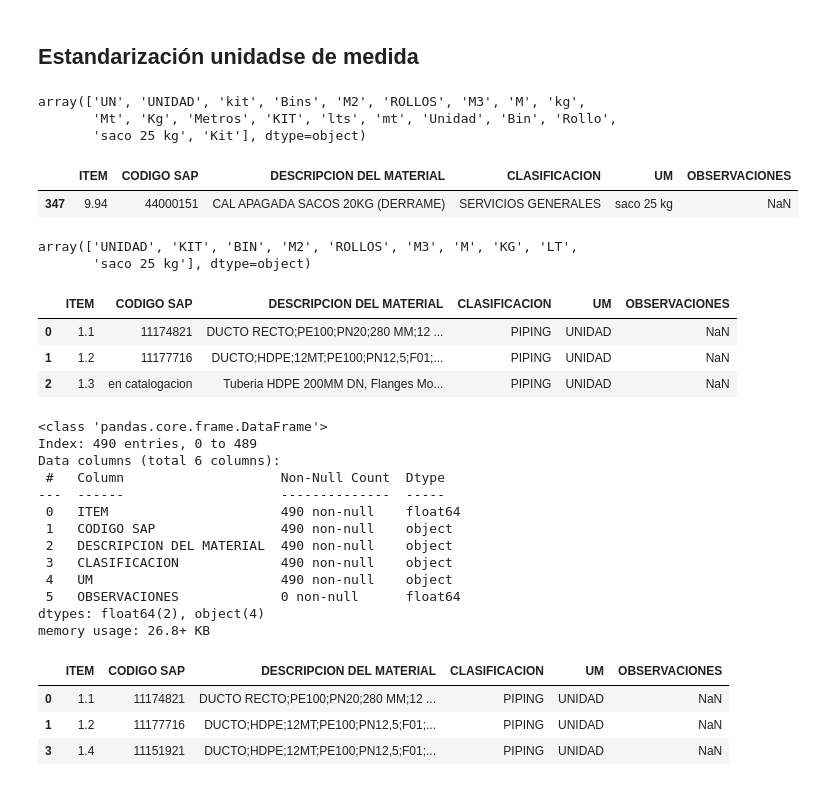
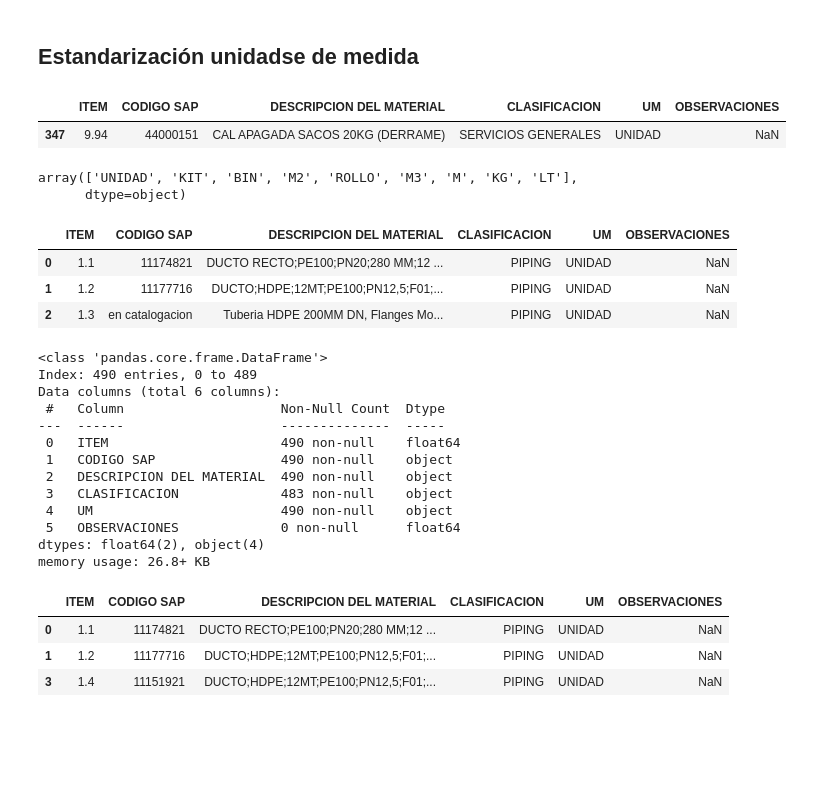
Before and after one commit to farodd/proyecto-inventario, a Jupyter notebook: notebooks/etl_insumos.ipynb, the cells around one changed output. Drawn from its saved outputs; the diff is of its cells as text; code cells hidden in the pictures; blank space fills up the shorter version.

Commit message:
add a new unit to metadata and checked in etl_insumos

```diff
--- a/notebooks/etl_insumos.ipynb
+++ b/notebooks/etl_insumos.ipynb
@@ -98,6 +83,3 @@ array(['PIPING ', 'PIEZAS ESPECIALES', 'VALVULAS', 'HUMECTACIÓN ',
        'SERVICIOS GENERALES', 'ILUMINACION EMPALIZADA', 'TALLER BERLIAM',
        nan, 'RIEGO MURO TRANQUE', 'INSTRUMENTACIÓN GEOTECNICA'],
       dtype=object)
-# %%
-insumos['CLASIFICACION'] = insumos['CLASIFICACION'].str.strip()
-insumos['CLASIFICACION'].unique()
@@ -110,4 +85,0 @@ array(['PIPING', 'PIEZAS ESPECIALES', 'VALVULAS', 'HUMECTACIÓN',
-# %%
-insumos.loc[insumos['CLASIFICACION'] == 'IMPERMEABILIAZACIÓN', 'CLASIFICACION'] = 'IMPERMEABILIZACION'
-insumos.loc[insumos['CLASIFICACION'] == 'HUMECTACIÓN', 'CLASIFICACION'] = 'HUMECTACION'
-insumos.loc[insumos['CLASIFICACION'] == 'INSTRUMENTACIÓN GEOTECNICA', 'CLASIFICACION'] = 'INSTRUMENTACION GEOTECNICA'
@@ -119,0 +120,7 @@ array(['UN', nan, 'kit', 'Bins', 'M2', 'ROLLOS', 'M3', 'M', 'kg', 'Mt',
+# %%
+# Estandarización de categorías y unidades de medida
+import sys
+sys.path.append('..')
+from src.data_process import estandarizar_datos
+
+insumos, valores_unicos_clasificacion, valores_unicos_um = estandarizar_datos(insumos)
@@ -187,32 +179,16 @@ insumos[insumos['CODIGO SAP'].duplicated(keep=False)]
 codigos_duplicados = insumos[insumos['CODIGO SAP'].duplicated(keep=False)]['CODIGO SAP'].unique()
 # %% [markdown]
 ## Estandarización unidadse de medida
-# %%
-insumos['UM'].unique()
-# %% [output]
-array(['UN', 'UNIDAD', 'kit', 'Bins', 'M2', 'ROLLOS', 'M3', 'M', 'kg',
-       'Mt', 'Kg', 'Metros', 'KIT', 'lts', 'mt', 'Unidad', 'Bin', 'Rollo',
-       'saco 25 kg', 'Kit'], dtype=object)
-# %%
-# TODO: Corregir UM inconsistentes --> Se estandarizan las UM para no repetirlas
-insumos.loc[insumos['UM'].isin({'UN', 'Unidad'}), 'UM'] = 'UNIDAD'
-insumos.loc[insumos['UM'].isin({'kit', 'Kit'}), 'UM'] = 'KIT'
-insumos.loc[insumos['UM'].isin({'Bins', 'Bin'}), 'UM'] = 'BIN'
-insumos.loc[insumos['UM'].isin({'Mt', 'Metros', 'mt'}), 'UM'] = 'M'
-insumos.loc[insumos['UM'].isin({'kg', 'Kg',}), 'UM'] = 'KG'
-insumos.loc[insumos['UM'] == 'lts', 'UM'] = 'LT'
-insumos.loc[insumos['UM'] == 'Rollo', 'UM'] = 'LT'
 # %%
-insumos[insumos['UM'] == 'saco 25 kg']
-# TODO: DEJAR PARA MODIFICAR CUANDO SE TENGA FORMULARIO DE INGRESO DE DATOS
+insumos.loc[insumos['CODIGO SAP'] == 44000151]
 # %% [output]
 |  | ITEM | CODIGO SAP | DESCRIPCION DEL MATERIAL | CLASIFICACION | UM | OBSERVACIONES |
-| 347 | 9.94 | 44000151 | CAL APAGADA SACOS 20KG (DERRAME) | SERVICIOS GENERALES | saco 25 kg | NaN |
+| 347 | 9.94 | 44000151 | CAL APAGADA SACOS 20KG (DERRAME) | SERVICIOS GENERALES | UNIDAD | NaN |
 # %%
 insumos['UM'].unique()
 # %% [output]
-array(['UNIDAD', 'KIT', 'BIN', 'M2', 'ROLLOS', 'M3', 'M', 'KG', 'LT',
-       'saco 25 kg'], dtype=object)
+array(['UNIDAD', 'KIT', 'BIN', 'M2', 'ROLLO', 'M3', 'M', 'KG', 'LT'],
+      dtype=object)
 # %%
 insumos.head(3)
 # %% [output]
@@ -231,7 +207,7 @@ Data columns (total 6 columns):
  0   ITEM                      490 non-null    float64
  1   CODIGO SAP                490 non-null    object
  2   DESCRIPCION DEL MATERIAL  490 non-null    object
- 3   CLASIFICACION             490 non-null    object
+ 3   CLASIFICACION             483 non-null    object
  4   UM                        490 non-null    object
  5   OBSERVACIONES             0 non-null      float64
 dtypes: float64(2), object(4)
```
Also changed, not shown: parts of 18 cells of this notebook, 1 other file.
